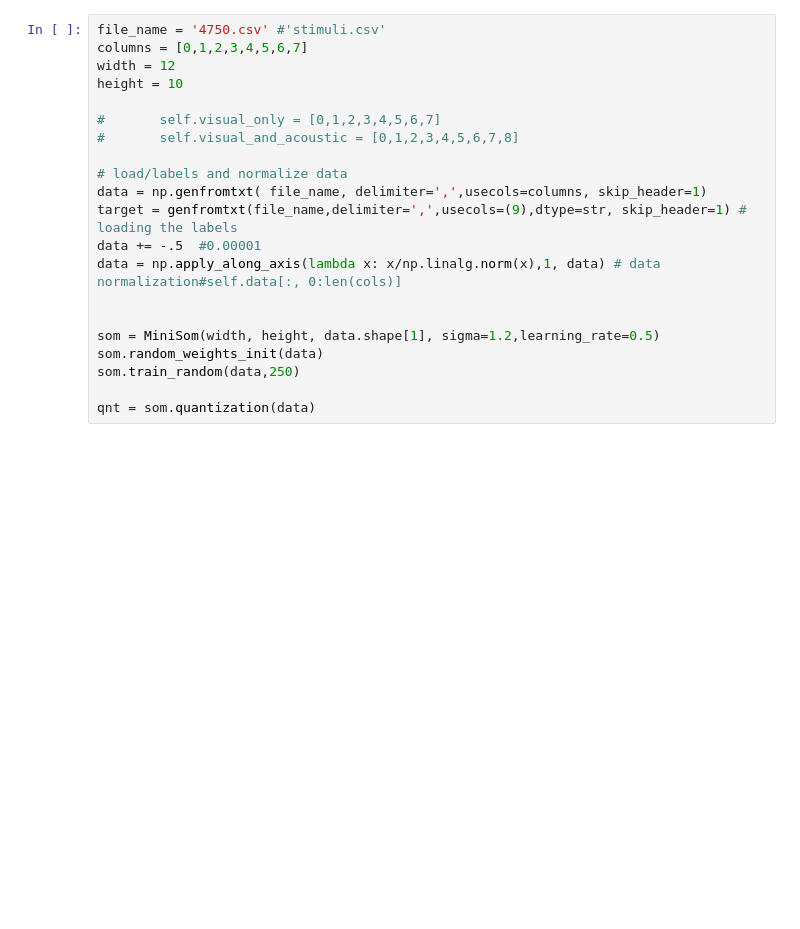
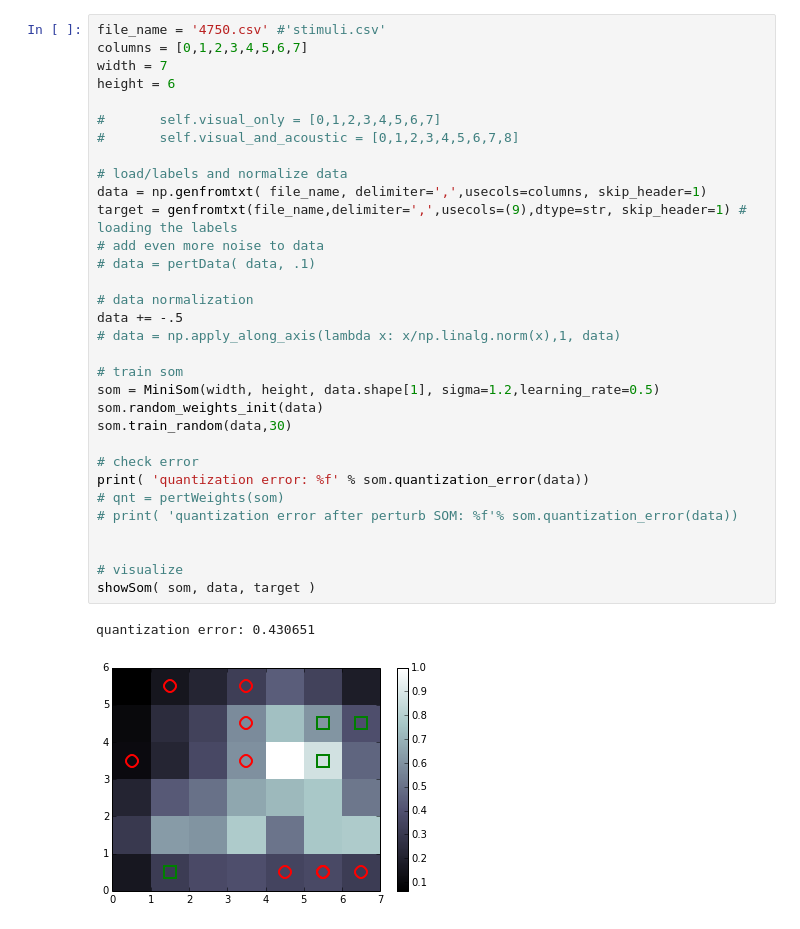
Before and after one commit to sriveravi/som, a Jupyter notebook: runSOM1.ipynb, the cells around one changed output. Cells and saved outputs as stored; diff of their text form; blank space fills up the shorter version.

```diff
--- a/runSOM1.ipynb
+++ b/runSOM1.ipynb
@@ -16,21 +47,35 @@ Populating the interactive namespace from numpy and matplotlib
 # %%
 file_name = '4750.csv' #'stimuli.csv'
 columns = [0,1,2,3,4,5,6,7]
-width = 12
-height = 10
+width = 7
+height = 6
 
 #       self.visual_only = [0,1,2,3,4,5,6,7]
 #       self.visual_and_acoustic = [0,1,2,3,4,5,6,7,8]
 
 # load/labels and normalize data
 data = np.genfromtxt( file_name, delimiter=',',usecols=columns, skip_header=1)
 target = genfromtxt(file_name,delimiter=',',usecols=(9),dtype=str, skip_header=1) # loading the labels
-data += -.5  #0.00001
-data = np.apply_along_axis(lambda x: x/np.linalg.norm(x),1, data) # data normalization#self.data[:, 0:len(cols)]
+# add even more noise to data
+# data = pertData( data, .1)
+
+# data normalization
+data += -.5
+# data = np.apply_along_axis(lambda x: x/np.linalg.norm(x),1, data)
+
+# train som
+som = MiniSom(width, height, data.shape[1], sigma=1.2,learning_rate=0.5)
+som.random_weights_init(data)
+som.train_random(data,30)
+
+# check error
+print( 'quantization error: %f' % som.quantization_error(data))
+# qnt = pertWeights(som)
+# print( 'quantization error after perturb SOM: %f'% som.quantization_error(data))
 
 
-som = MiniSom(width, height, data.shape[1], sigma=1.2,learning_rate=0.5)
-som.random_weights_init(data)
-som.train_random(data,250)
-
-qnt = som.quantization(data)
+# visualize
+showSom( som, data, target )
+# %% [output]
+quantization error: 0.430651
+[figure, added]
```
Also changed, not shown: parts of 9 cells of this notebook, 1 other file.
